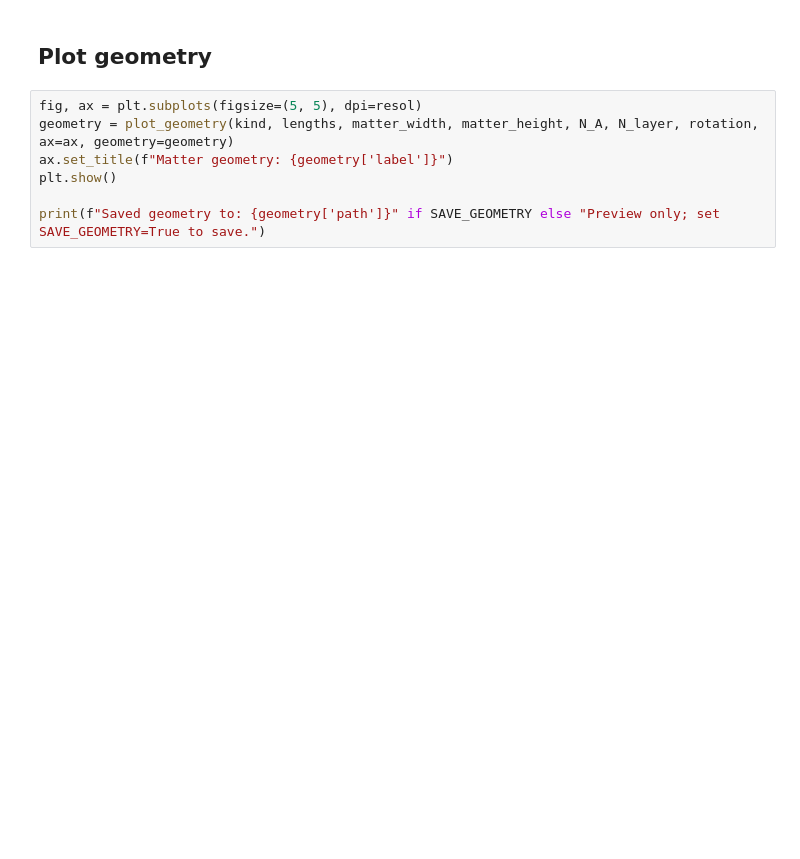
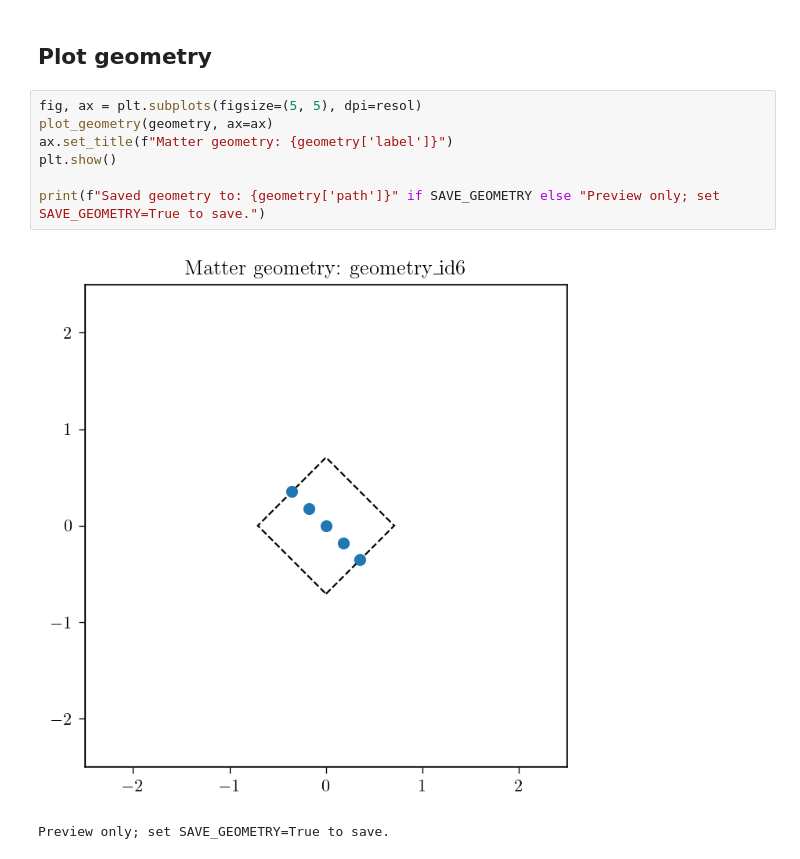
Before and after one commit to rpiron/single_photon_renormalization, a Jupyter notebook: 2d_setup/notebooks/geometry_creation.ipynb, the cells around one changed output. Saved outputs shown, nothing was run; the diff lists cells and outputs as text; blank space fills up the shorter version.

```diff
--- a/2d_setup/notebooks/geometry_creation.ipynb
+++ b/2d_setup/notebooks/geometry_creation.ipynb
@@ -59,8 +62,11 @@ geometry["path"]
 <h2>Plot geometry</h2>
 # %%
 fig, ax = plt.subplots(figsize=(5, 5), dpi=resol)
-geometry = plot_geometry(kind, lengths, matter_width, matter_height, N_A, N_layer, rotation, ax=ax, geometry=geometry)
+plot_geometry(geometry, ax=ax)
 ax.set_title(f"Matter geometry: {geometry['label']}")
 plt.show()
 
 print(f"Saved geometry to: {geometry['path']}" if SAVE_GEOMETRY else "Preview only; set SAVE_GEOMETRY=True to save.")
+# %% [output]
+[figure, added]
+Preview only; set SAVE_GEOMETRY=True to save.
```
Also changed, not shown: parts of 2 cells of this notebook, 45 other files.
